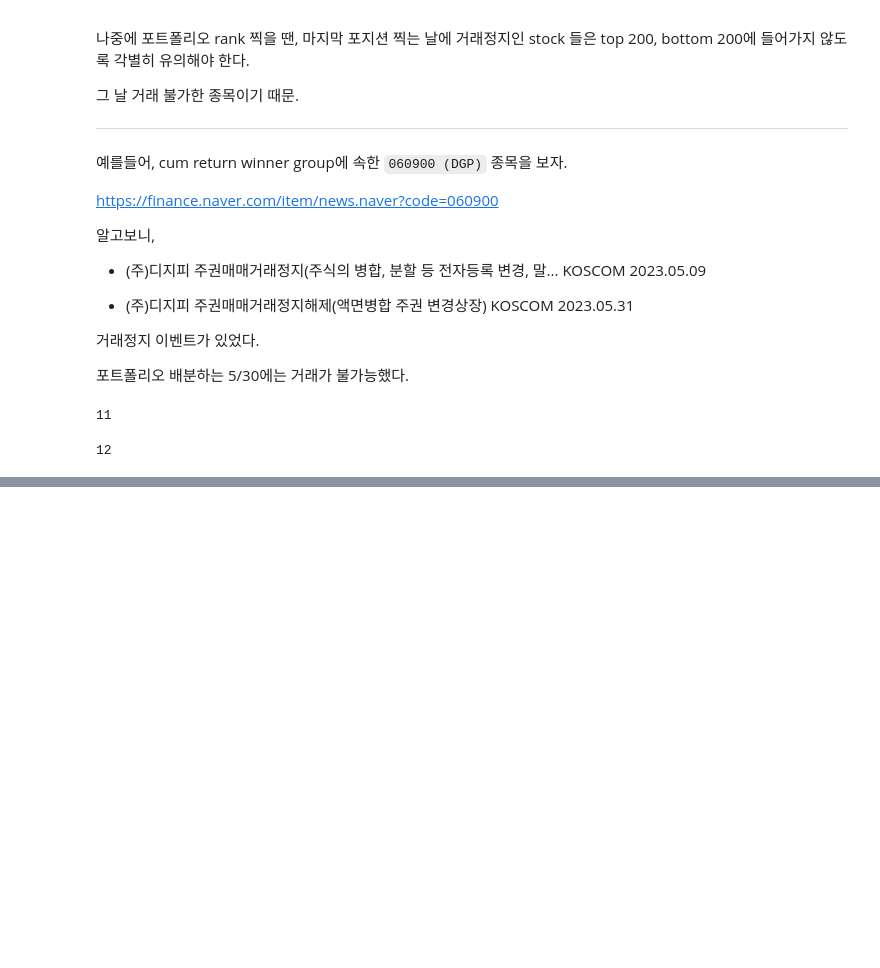
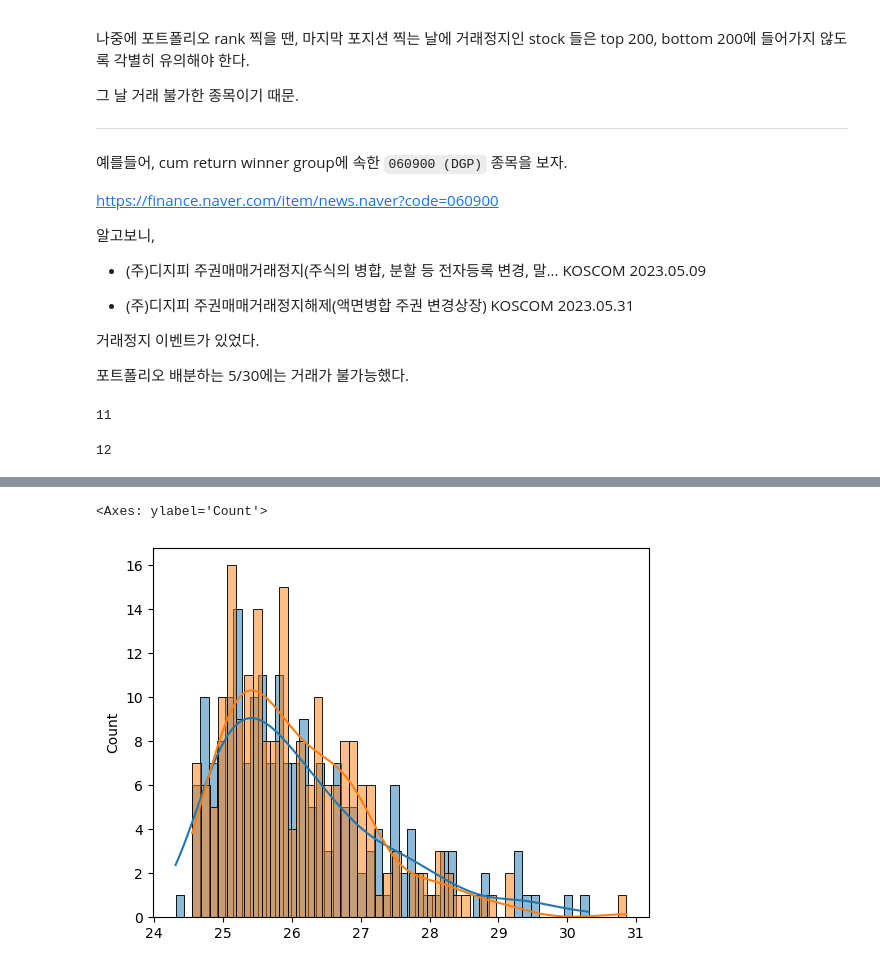
Before and after one commit to jaepil-choi/daconKRX2023, a Jupyter notebook: eda_original.ipynb, the cells around one changed output, grey strips where cells are left out. Drawn from its saved outputs; the diff is of its cells as text; code cells hidden in the pictures; blank space fills up the shorter version.

```diff
--- a/eda_original.ipynb
+++ b/eda_original.ipynb
@@ -301,0 +437,6 @@ len(set(losers) & set(portfolio_day_zero_return_sids))
+# %%
+sns.histplot(np.log(imputed_winner_mc), kde=True, bins=50)
+sns.histplot(np.log(imputed_loser_mc), kde=True, bins=50)
+# %% [output]
+<Axes: ylabel='Count'>
+[figure, added]
```
Also changed, not shown: parts of 18 cells of this notebook, 1 other file.
